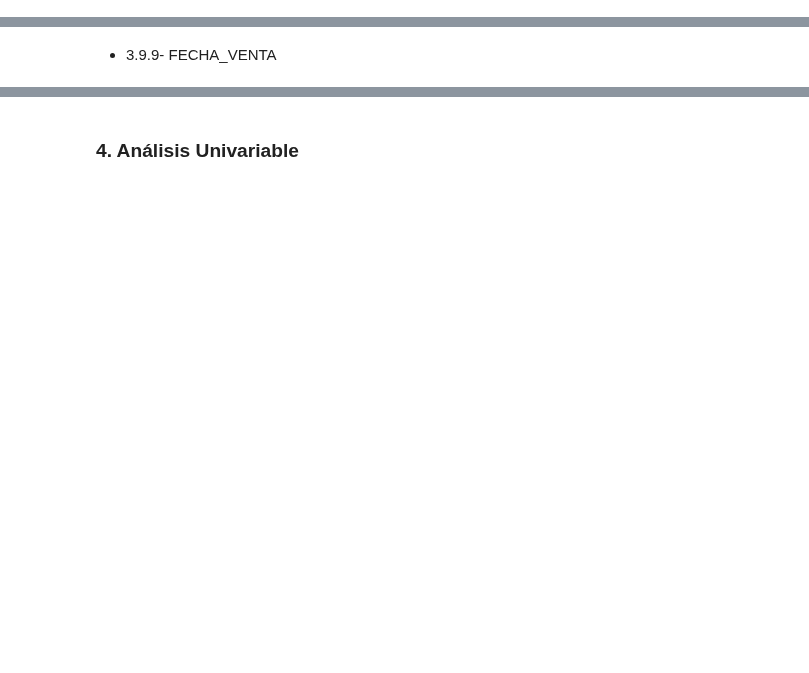
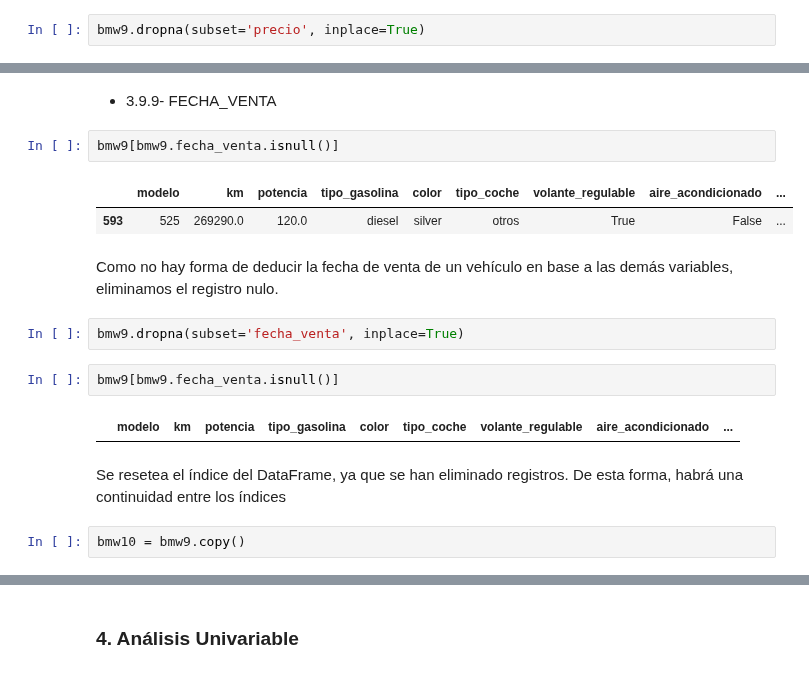
Before and after one commit to tvgtech/BMW_Proj, a Jupyter notebook: Grupo6_EDA_BMW.ipynb, the cells around one changed output, grey strips where cells are left out. Cells and saved outputs as stored; diff of their text form; blank space fills up the shorter version.

```diff
--- a/Grupo6_EDA_BMW.ipynb
+++ b/Grupo6_EDA_BMW.ipynb
@@ -999,2 +1009,4 @@ dtype: int64
 # %% [markdown]
 Ya que es la variable que queremos predecir (Target), eliminamos directamente los registros nulos.
+# %%
+bmw9.dropna(subset='precio', inplace=True)
@@ -1001,2 +1032,19 @@ Ya que es la variable que queremos predecir (Target), eliminamos directamente lo
 # %% [markdown]
 - 3.9.9- FECHA_VENTA
+# %%
+bmw9[bmw9.fecha_venta.isnull()]
+# %% [output]
+|  | modelo | km | potencia | tipo_gasolina | color | tipo_coche | volante_regulable | aire_acondicionado | ... |
+| 593 | 525 | 269290.0 | 120.0 | diesel | silver | otros | True | False | ... |
+# %% [markdown]
+Como no hay forma de deducir la fecha de venta de un vehículo en base a las demás variables, eliminamos el registro nulo.
+# %%
+bmw9.dropna(subset='fecha_venta', inplace=True)
+# %%
+bmw9[bmw9.fecha_venta.isnull()]
+# %% [output]
+|  | modelo | km | potencia | tipo_gasolina | color | tipo_coche | volante_regulable | aire_acondicionado | ... |
+# %% [markdown]
+Se resetea el índice del DataFrame, ya que se han eliminado registros. De esta forma, habrá una continuidad entre los índices
+# %%
+bmw10 = bmw9.copy()
```
Also changed, not shown: parts of 7 cells of this notebook.
